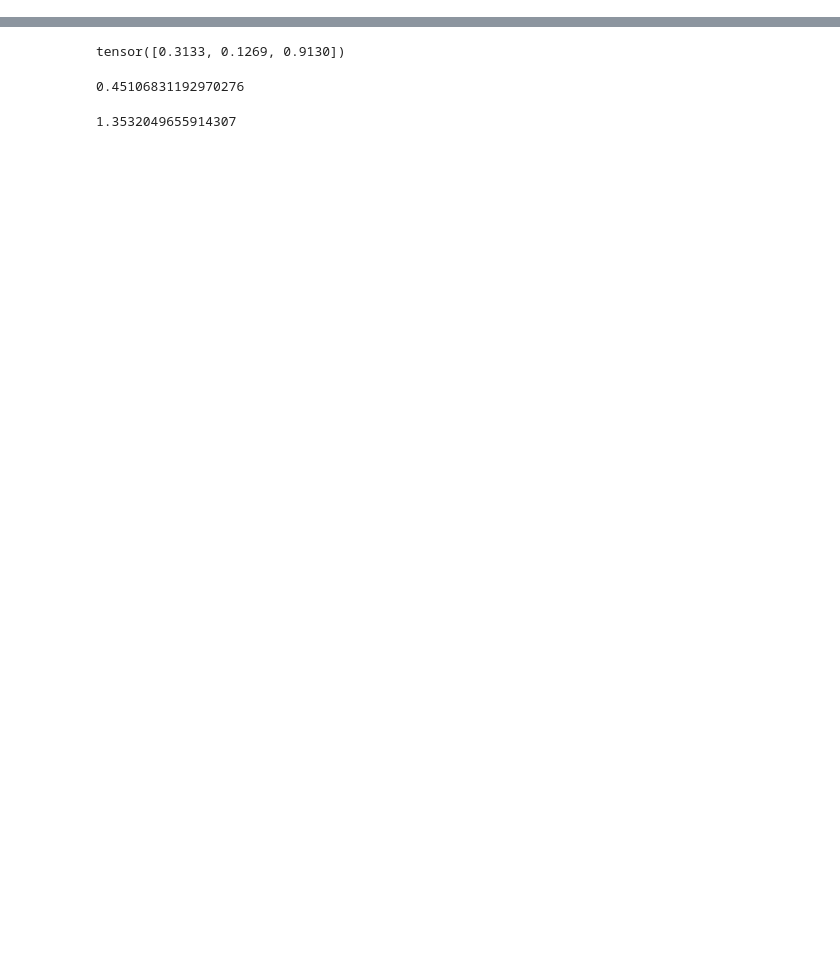
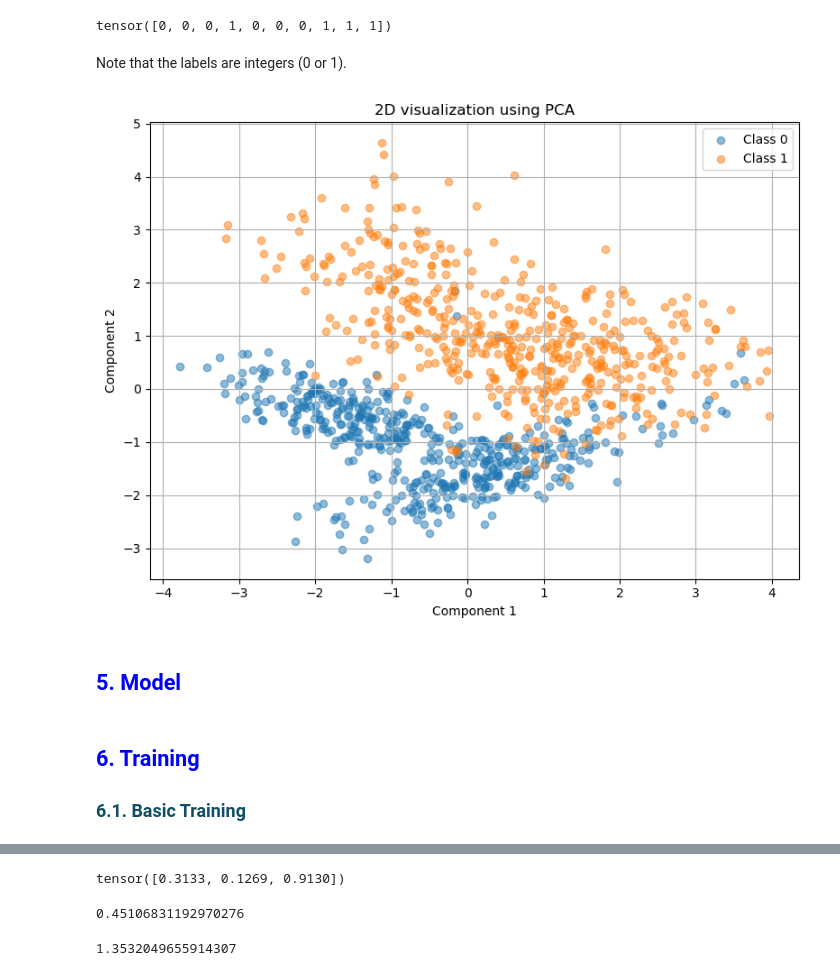
Before and after one commit to MNGARCIA085/AI-Frameworks-Learning, a Jupyter notebook: PyTorch/6. Training/Advanced Training.ipynb, the cells around one changed output, grey strips where cells are left out. Drawn from its saved outputs; the diff is of its cells as text; code cells hidden in the pictures; blank space fills up the shorter version.

Commit message:
advanced training

```diff
--- a/PyTorch/6. Training/Advanced Training.ipynb
+++ b/PyTorch/6. Training/Advanced Training.ipynb
@@ -495,0 +113,34 @@ Test Results -> Loss: 0.2038
+# %%
+from sklearn.datasets import make_classification
+from sklearn.model_selection import train_test_split
+from sklearn.preprocessing import StandardScaler
+from torch.utils.data import TensorDataset, DataLoader
+
+
+# 1. Generate synthetic data
+X, y = make_classification(n_samples=1000, n_features=20, n_classes=2, random_state=0)
+
+# 2. Split data before scaling
+X_train, X_tmp, y_train, y_tmp = train_test_split(X, y, test_size=0.3, random_state=0)
+X_val, X_test, y_val, y_test = train_test_split(X_tmp, y_tmp, test_size=0.5, random_state=0)
+
+# 3. Fit scaler on training data only
+scaler = StandardScaler()
+X_train = scaler.fit_transform(X_train)   # Fit + transform train
+X_val = scaler.transform(X_val)           # Transform val only
+X_test = scaler.transform(X_test)         # Transform test only
+
+# 4. Convert to torch tensors
+X_train = torch.tensor(X_train, dtype=torch.float32)
+y_train = torch.tensor(y_train, dtype=torch.long)
+
+X_val = torch.tensor(X_val, dtype=torch.float32)
+y_val = torch.tensor(y_val, dtype=torch.long)
+
+X_test = torch.tensor(X_test, dtype=torch.float32)
+y_test = torch.tensor(y_test, dtype=torch.long)
+
+# 5. Create DataLoaders
+train_loader = DataLoader(TensorDataset(X_train, y_train), batch_size=32, shuffle=True)
+val_loader = DataLoader(TensorDataset(X_val, y_val), batch_size=32)
+test_loader = DataLoader(TensorDataset(X_test, y_test), batch_size=32)
@@ -495,0 +162,13 @@ Test Results -> Loss: 0.2038
+# %%
+y_val[:10]
+# %% [output]
+tensor([0, 0, 0, 1, 0, 0, 0, 1, 1, 1])
+# %% [markdown]
+Note that the labels are integers (0 or 1).
+# %%
+plot_data(X_train, X_val, X_test, y_train, y_val, y_test)
+# %% [output]
+[figure, added]
+# %% [markdown]
+<a name="5"></a>
+## <font color='blue'> 5. Model </font>
@@ -495,0 +191,6 @@ Test Results -> Loss: 0.2038
+# %% [markdown]
+<a name="6"></a>
+## <font color='blue'> 6. Training </font>
+
+<a name="6.1"></a>
+### <font color='#104E64'> 6.1. Basic Training </font>
```
Also changed, not shown: parts of 108 cells of this notebook, 2 other files.
